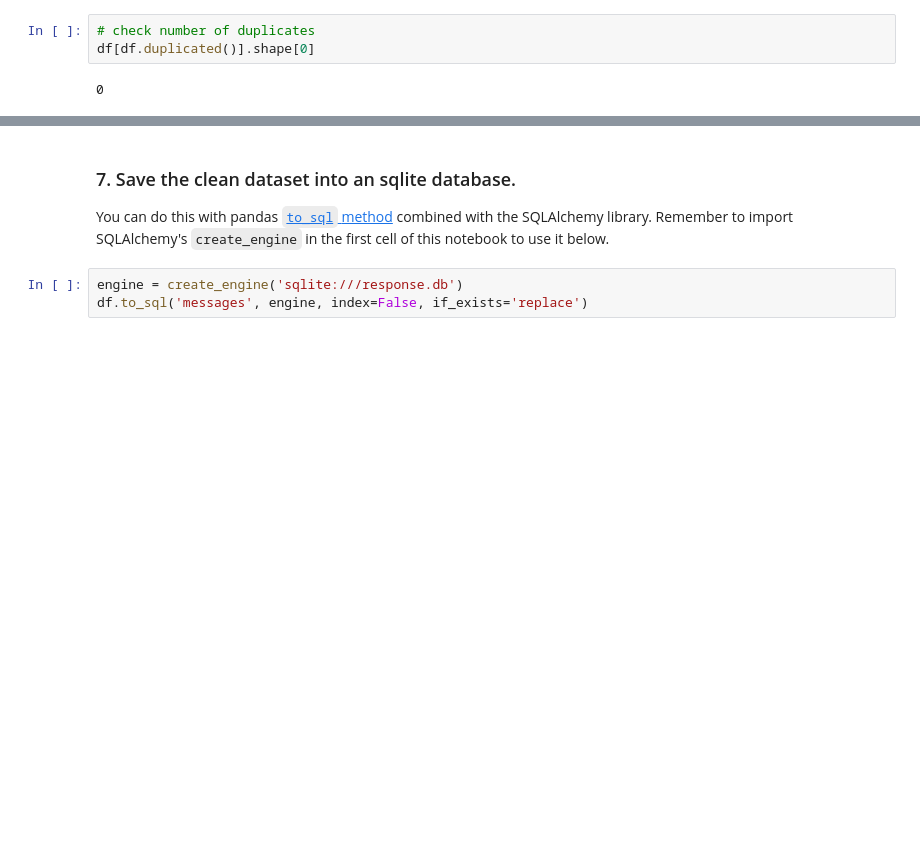
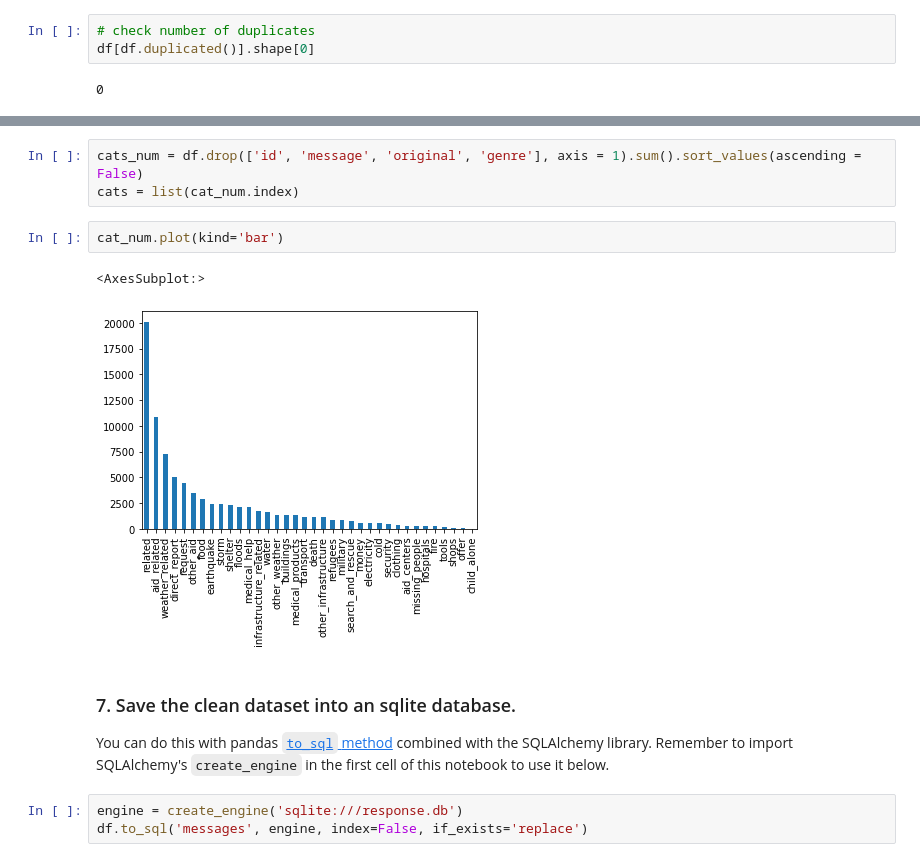
Before and after one commit to rmnng/dsdisresp, a Jupyter notebook: pipelines/ETL Pipeline Preparation.ipynb, the cells around one changed output, grey strips where cells are left out. Saved outputs shown, nothing was run; the diff lists cells and outputs as text; blank space fills up the shorter version.

```diff
--- a/pipelines/ETL Pipeline Preparation.ipynb
+++ b/pipelines/ETL Pipeline Preparation.ipynb
@@ -260,3 +268,11 @@ df[df.duplicated()].shape[0]
+# %%
+cats_num = df.drop(['id', 'message', 'original', 'genre'], axis = 1).sum().sort_values(ascending = False)
+cats = list(cat_num.index)
+# %%
+cat_num.plot(kind='bar')
+# %% [output]
+<AxesSubplot:>
+[figure, added]
 # %% [markdown]
 ### 7. Save the clean dataset into an sqlite database.
 You can do this with pandas [`to_sql` method](https://pandas.pydata.org/pandas-docs/stable/generated/pandas.DataFrame.to_sql.html) combined with the SQLAlchemy library. Remember to import SQLAlchemy's `create_engine` in the first cell of this notebook to use it below.
```
Also changed, not shown: parts of 3 cells of this notebook.
